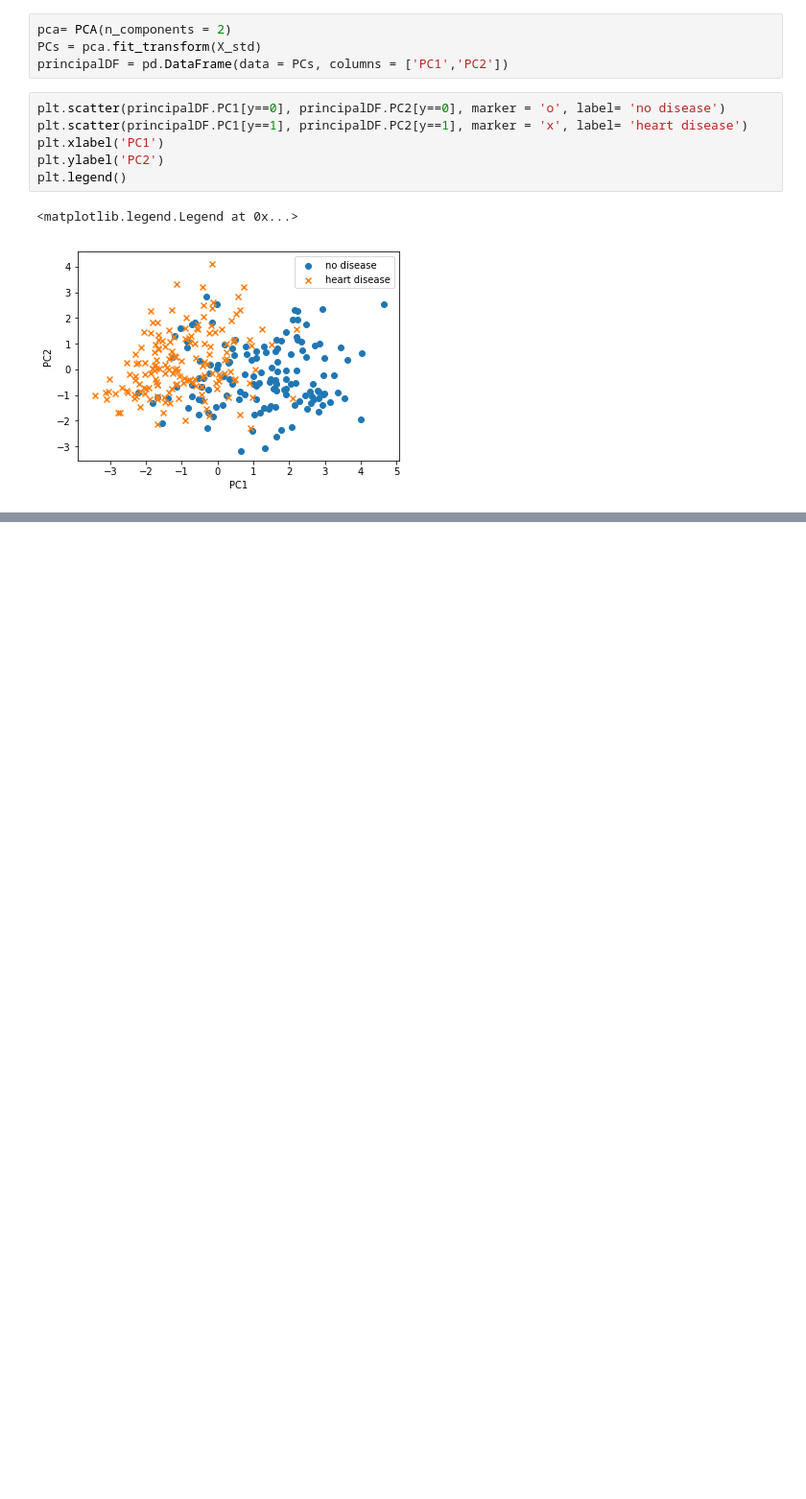
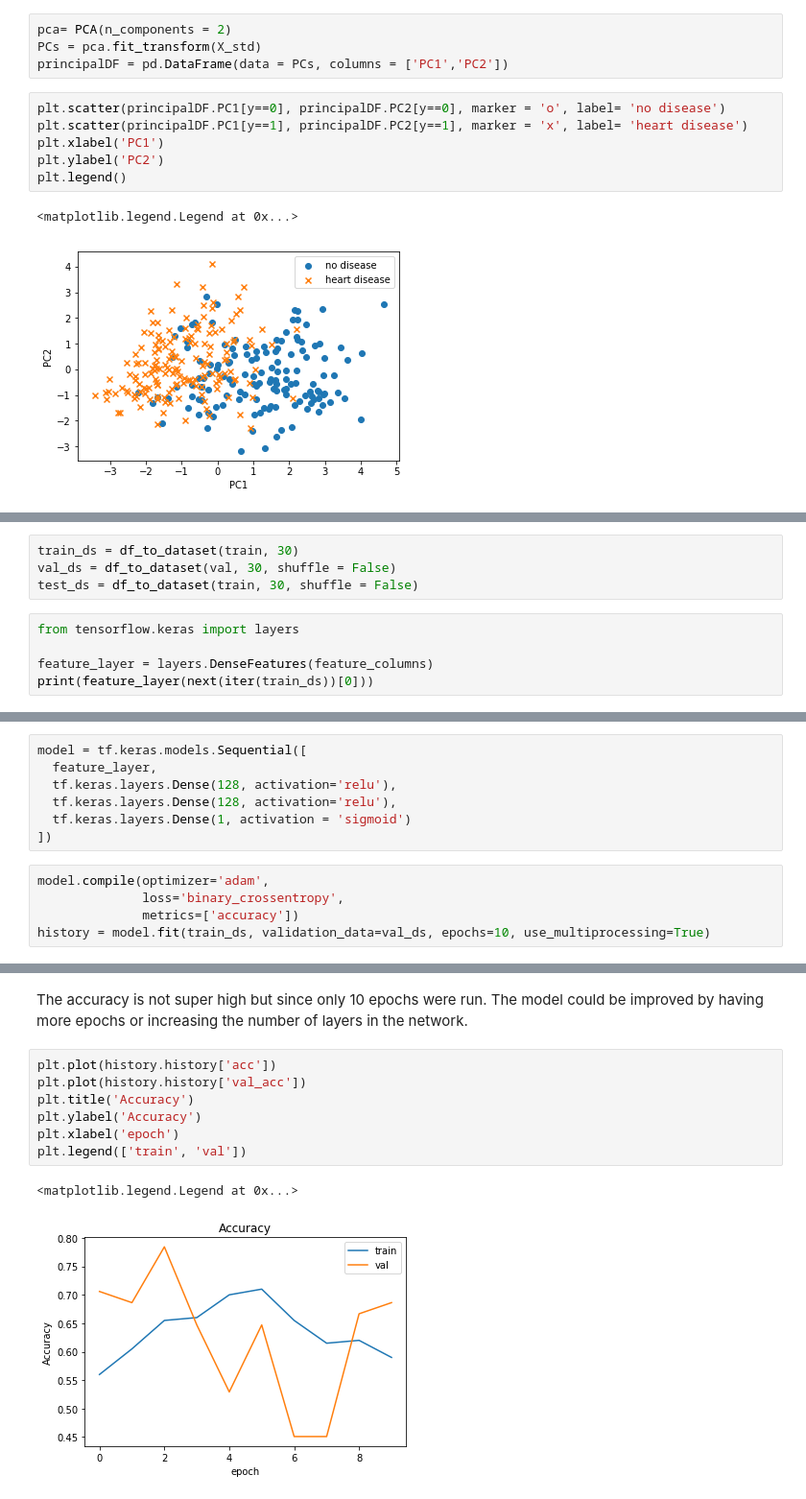
Before and after one commit to bbchen33/Deep-learning, a Jupyter notebook: Heart_disease_Tensorflow.ipynb, the cells around one changed output, grey strips where cells are left out. Shown: that part at 96% size. Cells and saved outputs as stored; diff of their text form; blank space fills up the shorter version.

```diff
--- a/Heart_disease_Tensorflow.ipynb
+++ b/Heart_disease_Tensorflow.ipynb
@@ -121,0 +181,9 @@ plt.legend()
+# %%
+train_ds = df_to_dataset(train, 30)
+val_ds = df_to_dataset(val, 30, shuffle = False)
+test_ds = df_to_dataset(train, 30, shuffle = False)
+# %%
+from tensorflow.keras import layers
+
+feature_layer = layers.DenseFeatures(feature_columns)
+print(feature_layer(next(iter(train_ds))[0]))
@@ -121,0 +194,12 @@ plt.legend()
+# %%
+model = tf.keras.models.Sequential([
+  feature_layer,
+  tf.keras.layers.Dense(128, activation='relu'),
+  tf.keras.layers.Dense(128, activation='relu'),
+  tf.keras.layers.Dense(1, activation = 'sigmoid')
+])
+# %%
+model.compile(optimizer='adam',
+              loss='binary_crossentropy',
+              metrics=['accuracy'])
+history = model.fit(train_ds, validation_data=val_ds, epochs=10, use_multiprocessing=True)
@@ -121,0 +229,12 @@ plt.legend()
+# %% [markdown]
+The accuracy is not super high but since only 10 epochs were run. The model could be improved by having more epochs or increasing the number of layers in the network.
+# %%
+plt.plot(history.history['acc'])
+plt.plot(history.history['val_acc'])
+plt.title('Accuracy')
+plt.ylabel('Accuracy')
+plt.xlabel('epoch')
+plt.legend(['train', 'val'])
+# %% [output]
+<matplotlib.legend.Legend at 0x...>
+[figure, added]
```
Also changed, not shown: parts of 17 cells of this notebook.
